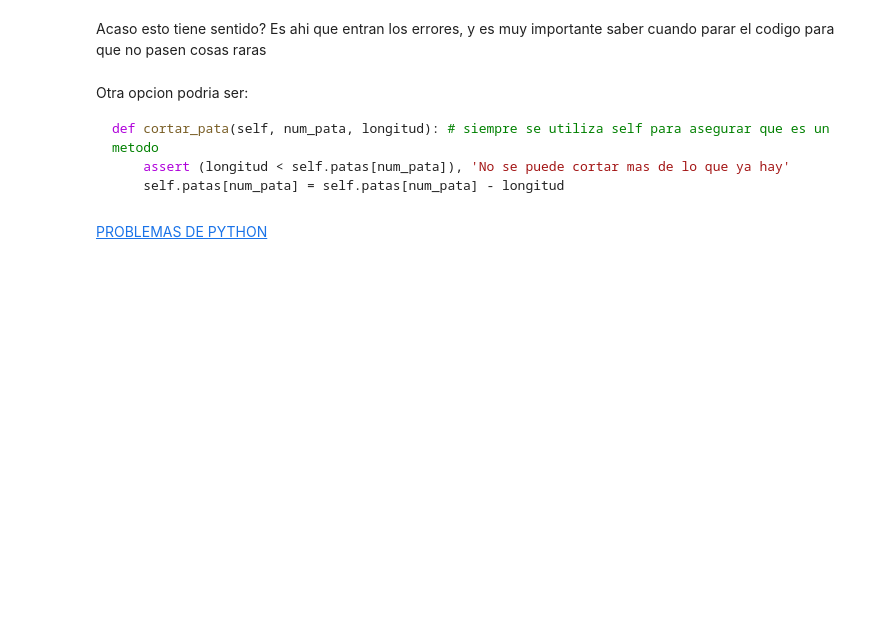
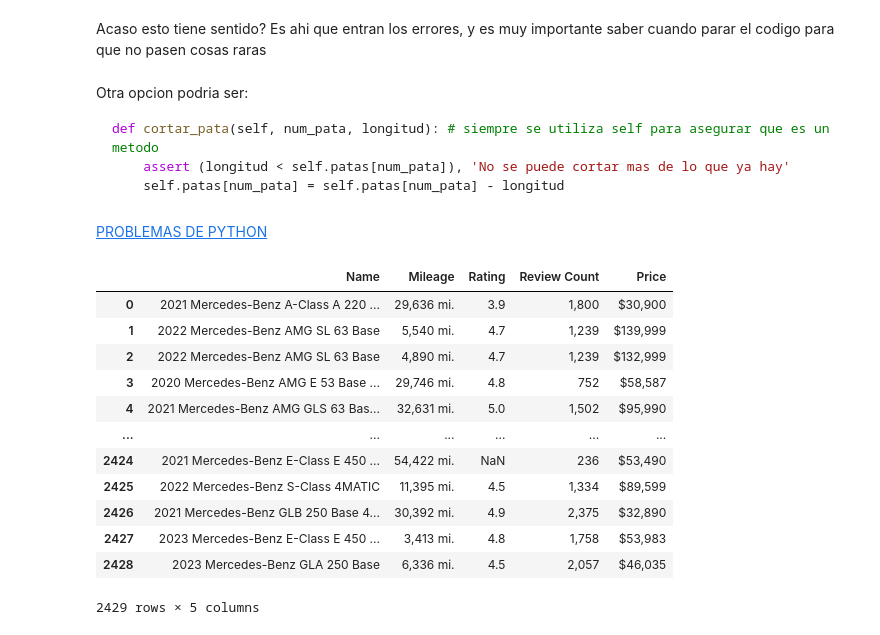
Before and after one commit to Data-Driven-Science-py/Introduccion-Python, a Jupyter notebook: Python_Intro.ipynb, the cells around one changed output. Drawn from its saved outputs; the diff is of its cells as text; code cells hidden in the pictures; blank space fills up the shorter version.

```diff
--- a/Python_Intro.ipynb
+++ b/Python_Intro.ipynb
@@ -237,0 +303,18 @@ def cortar_pata(self, num_pata, longitud): # siempre se utiliza self para asegur
+# %%
+df = pd.read_csv('usa_mercedes_benz_prices.csv')
+# %%
+df
+# %% [output]
+|  | Name | Mileage | Rating | Review Count | Price |
+| 0 | 2021 Mercedes-Benz A-Class A 220 ... | 29,636 mi. | 3.9 | 1,800 | $30,900 |
+| 1 | 2022 Mercedes-Benz AMG SL 63 Base | 5,540 mi. | 4.7 | 1,239 | $139,999 |
+| 2 | 2022 Mercedes-Benz AMG SL 63 Base | 4,890 mi. | 4.7 | 1,239 | $132,999 |
+| 3 | 2020 Mercedes-Benz AMG E 53 Base ... | 29,746 mi. | 4.8 | 752 | $58,587 |
+| 4 | 2021 Mercedes-Benz AMG GLS 63 Bas... | 32,631 mi. | 5.0 | 1,502 | $95,990 |
+| ... | ... | ... | ... | ... | ... |
+| 2424 | 2021 Mercedes-Benz E-Class E 450 ... | 54,422 mi. | NaN | 236 | $53,490 |
+| 2425 | 2022 Mercedes-Benz S-Class 4MATIC | 11,395 mi. | 4.5 | 1,334 | $89,599 |
+| 2426 | 2021 Mercedes-Benz GLB 250 Base 4... | 30,392 mi. | 4.9 | 2,375 | $32,890 |
+| 2427 | 2023 Mercedes-Benz E-Class E 450 ... | 3,413 mi. | 4.8 | 1,758 | $53,983 |
+| 2428 | 2023 Mercedes-Benz GLA 250 Base | 6,336 mi. | 4.5 | 2,057 | $46,035 |
+2429 rows × 5 columns
```
Also changed, not shown: parts of 30 cells of this notebook, 9 other files.
